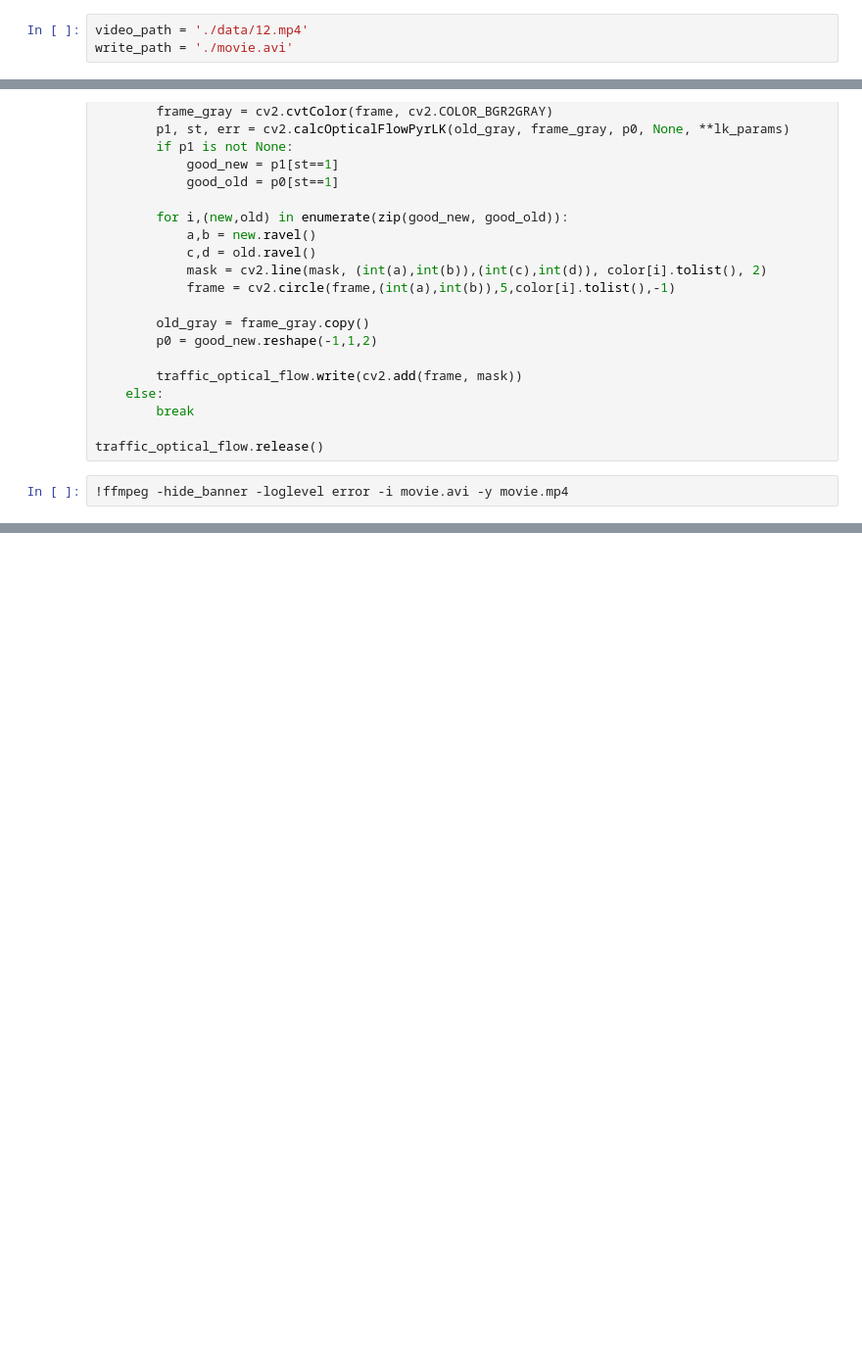
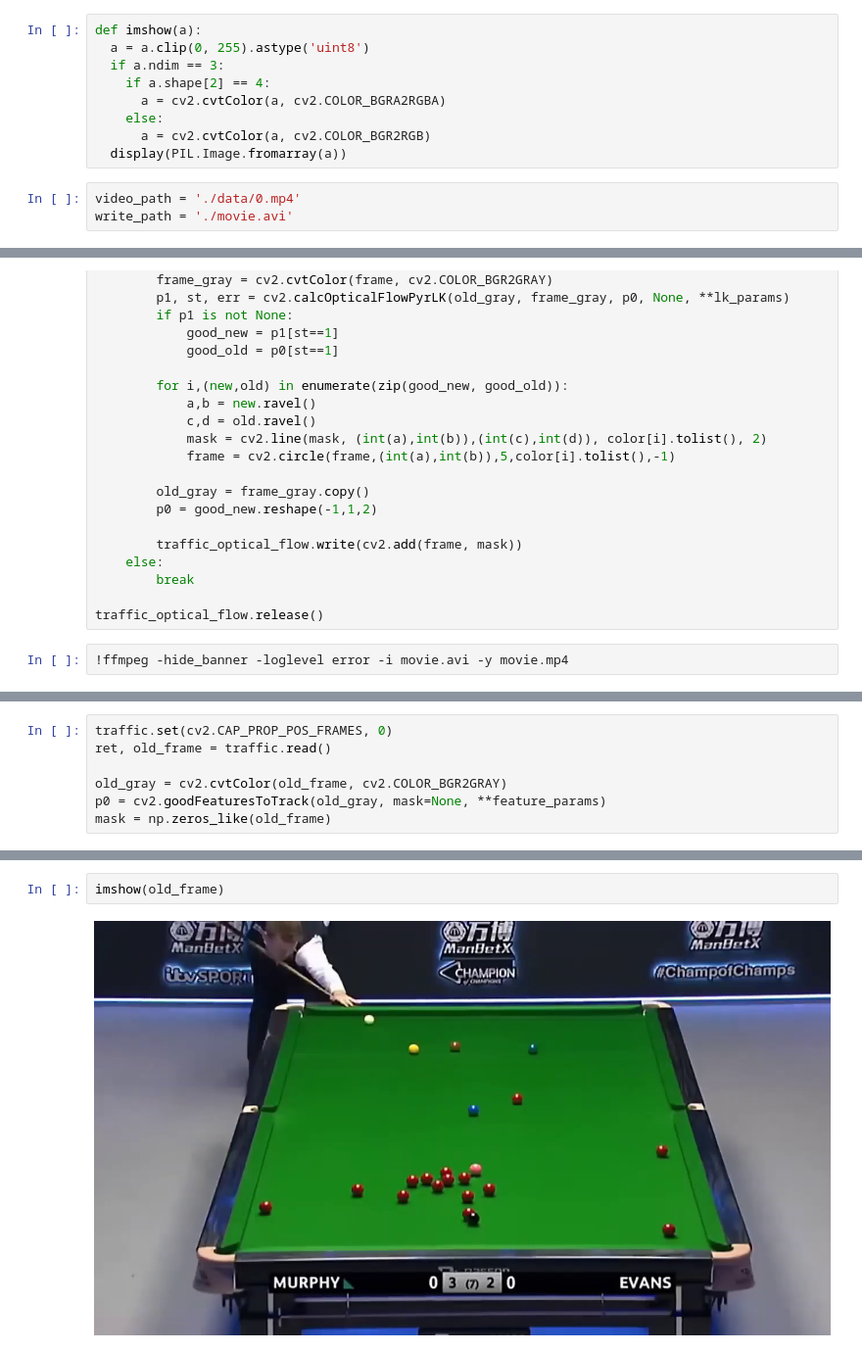
Before and after one commit to jedlin21/WK, a Jupyter notebook: billard/billard.ipynb, the cells around one changed output, grey strips where cells are left out. Shown at 98% size. Drawn from its saved outputs; the diff is of its cells as text; blank space fills up the shorter version.

```diff
--- a/billard/billard.ipynb
+++ b/billard/billard.ipynb
@@ -13,8 +13,17 @@ from ipywidgets import Video
 
 from PIL import Image
 from PIL.ExifTags import TAGS
+# %%
+def imshow(a):
+  a = a.clip(0, 255).astype('uint8')
+  if a.ndim == 3:
+    if a.shape[2] == 4:
+      a = cv2.cvtColor(a, cv2.COLOR_BGRA2RGBA)
+    else:
+      a = cv2.cvtColor(a, cv2.COLOR_BGR2RGB)
+  display(PIL.Image.fromarray(a))
 # %%
-video_path = './data/12.mp4'
+video_path = './data/0.mp4'
 write_path = './movie.avi'
 # %%
 traffic = cv2.VideoCapture(video_path)
@@ -88,0 +108,7 @@ Video(value=b'\x00\x00\x00 ftypisom\x00\x00\x02\x00isomiso2avc1mp41\x00\x00\x00\
+# %%
+traffic.set(cv2.CAP_PROP_POS_FRAMES, 0)
+ret, old_frame = traffic.read()
+
+old_gray = cv2.cvtColor(old_frame, cv2.COLOR_BGR2GRAY)
+p0 = cv2.goodFeaturesToTrack(old_gray, mask=None, **feature_params)
+mask = np.zeros_like(old_frame)
@@ -88,0 +160,4 @@ Video(value=b'\x00\x00\x00 ftypisom\x00\x00\x02\x00isomiso2avc1mp41\x00\x00\x00\
+# %%
+imshow(old_frame)
+# %% [output]
+[figure, added]
```
Also changed, not shown: parts of 8 cells of this notebook, 15 other files.
